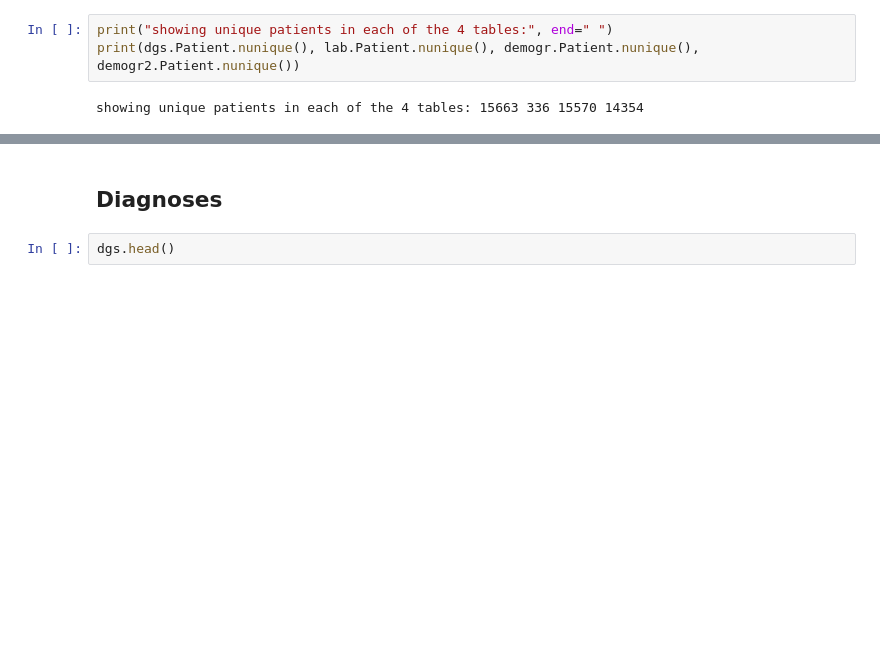
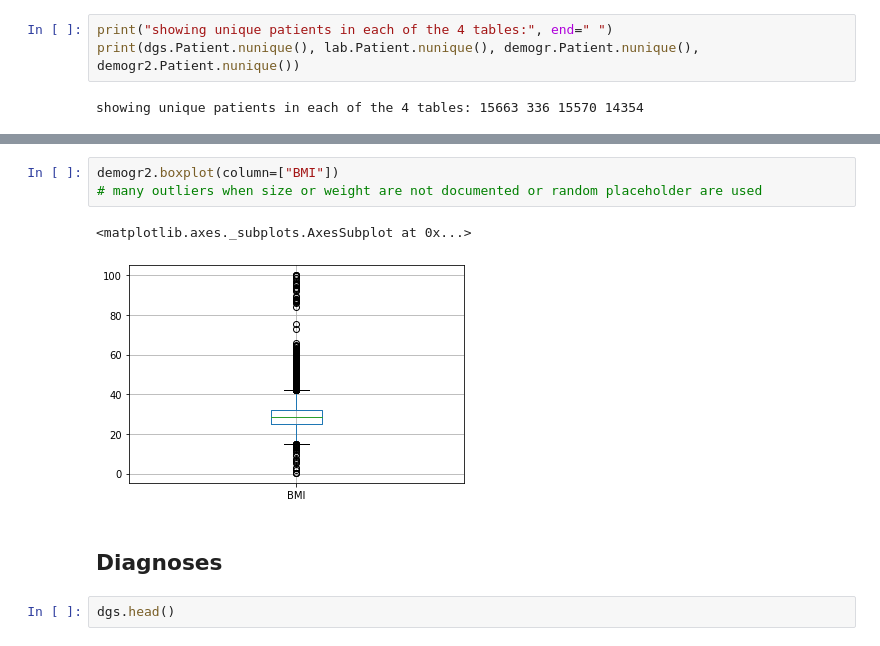
Before and after one commit to bsenst/LoopOfHenle, a Jupyter notebook: DataExploration.ipynb, the cells around one changed output, grey strips where cells are left out. Saved outputs shown, nothing was run; the diff lists cells and outputs as text; blank space fills up the shorter version.

```diff
--- a/DataExploration.ipynb
+++ b/DataExploration.ipynb
@@ -97,3 +133,9 @@ showing unique patients in each of the 4 tables: 15663 336 15570 14354
+# %%
+demogr2.boxplot(column=["BMI"])
+# many outliers when size or weight are not documented or random placeholder are used
+# %% [output]
+<matplotlib.axes._subplots.AxesSubplot at 0x...>
+[figure, added]
 # %% [markdown]
 ## Diagnoses
 # %%
```
Also changed, not shown: parts of 36 cells of this notebook.
